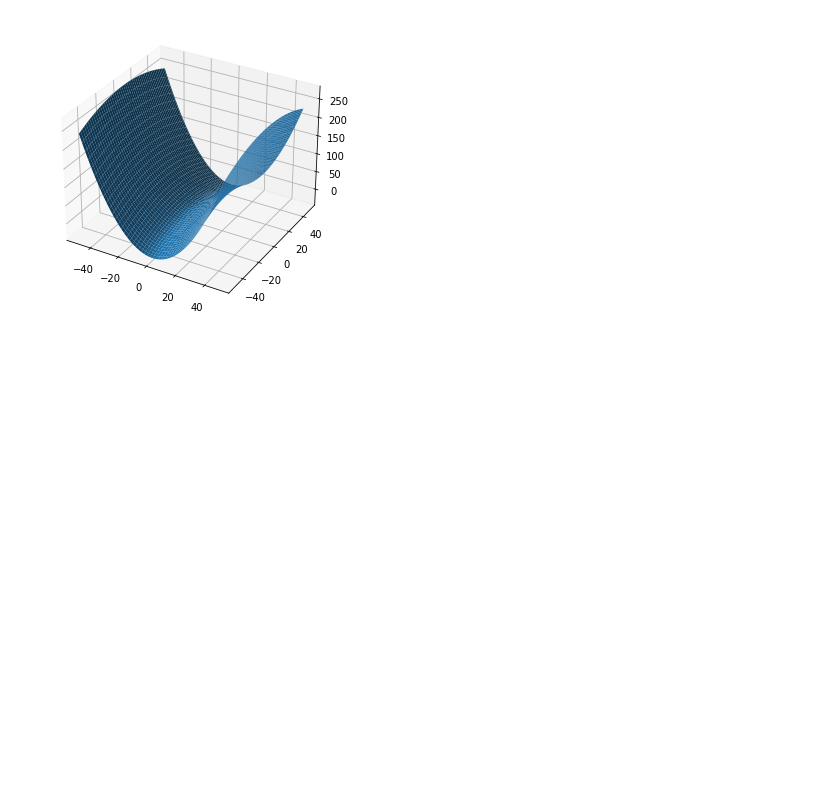
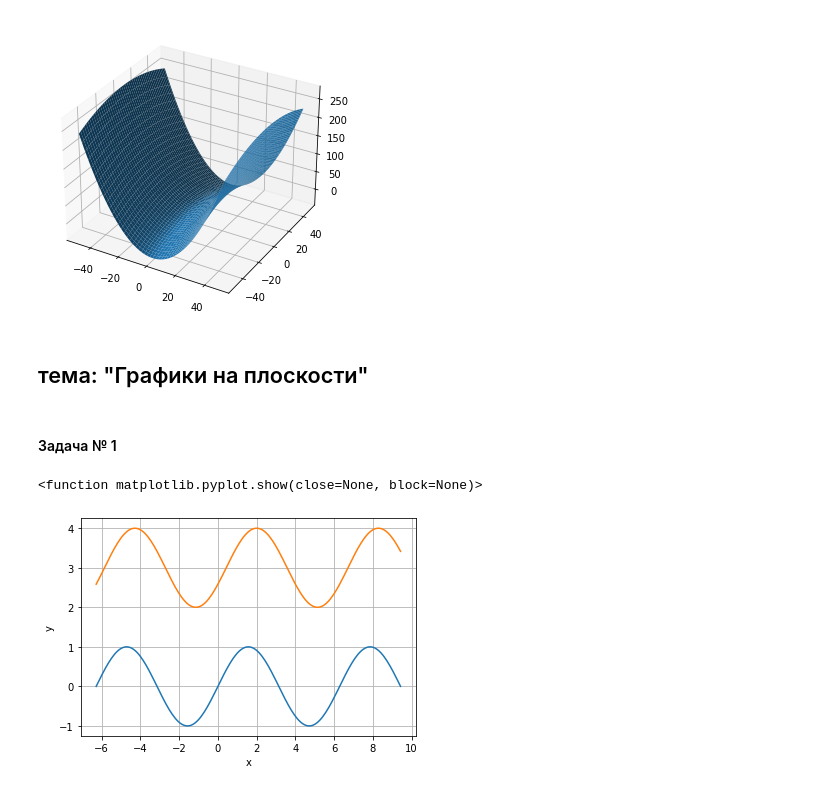
Before and after one commit to Kristina122/math_analysis, a Jupyter notebook: 3_ВВМ_д_з.ipynb, the cells around one changed output. Drawn from its saved outputs; the diff is of its cells as text; code cells hidden in the pictures; blank space fills up the shorter version.

```diff
--- a/3_ВВМ_д_з.ipynb
+++ b/3_ВВМ_д_з.ipynb
@@ -127,3 +141,21 @@ ax.plot_surface(X, Y, Z)
 show()
 # %% [output]
 [figure]
+# %% [markdown]
+## тема: "Графики на плоскости"
+# %% [markdown]
+#### Задача № 1
+# %%
+x = np.linspace(-2*np.pi, 3*np.pi, 201)
+k = 1
+a = 2
+b = 3
+plt.plot(x, np.sin(x))
+plt.plot(x, k*np.cos(x-a)+b)
+plt.xlabel('x')
+plt.ylabel('y')
+plt.grid(True)
+plt.show
+# %% [output]
+<function matplotlib.pyplot.show(close=None, block=None)>
+[figure, added]
```
Also changed, not shown: parts of 17 cells of this notebook.
